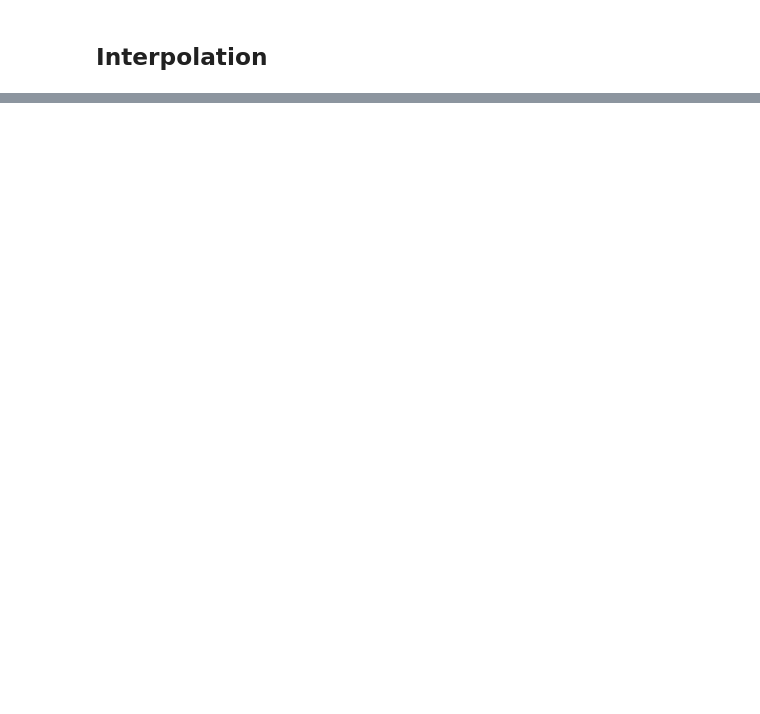
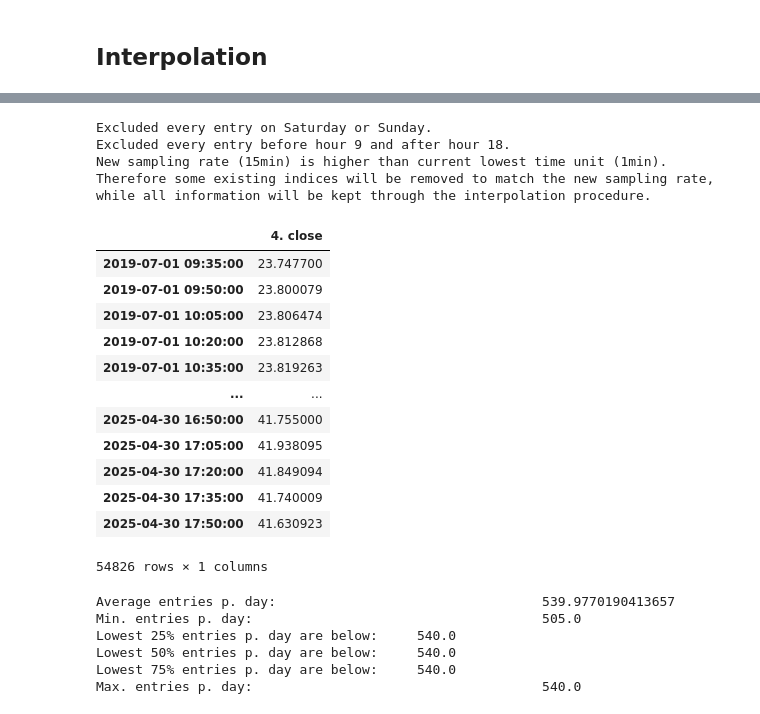
Before and after one commit to paulruesing/hybrid-rl-index-trading, a Jupyter notebook: notebooks/data_pull_dev.ipynb, the cells around one changed output, grey strips where cells are left out. Cells and saved outputs as stored; diff of their text form; code cells hidden in the pictures; blank space fills up the shorter version.

Commit message:
interpolation procedure

```diff
--- a/notebooks/data_pull_dev.ipynb
+++ b/notebooks/data_pull_dev.ipynb
@@ -244,0 +254,9 @@ np.interp
+# %%
+# date import parameters:
+date_column = 'date'
+price_column = '4. close'
+lateset_file_path = filemgmt.most_recent_file(MINUTELY_PRICES, ".csv", "DAX")
+
+# interpolation parameters:
+sampling_rate_to_be_interpolated = '15min'
+manual_operating_hours = (9, 18)
@@ -244,0 +318,47 @@ np.interp
+# %%
+interpolated_prices = time_interpolation_new_sampling_rate(df=pd.read_csv(lateset_file_path),
+                                                           interpolation_column=price_column,
+                                                           datetime_column=date_column,
+                                                           new_sampling_rate=sampling_rate_to_be_interpolated,
+                                                           verbose=True, manual_operating_hours=manual_operating_hours,
+                                                           save_path=INTERPOLATED_PRICES, save_title_identifier='DAX Close')
+interpolated_prices
+# %% [output]
+Excluded every entry on Saturday or Sunday.
+Excluded every entry before hour 9 and after hour 18.
+New sampling rate (15min) is higher than current lowest time unit (1min).
+Therefore some existing indices will be removed to match the new sampling rate, while all information will be kept through the interpolation procedure.
+|  | 4. close |
+| 2019-07-01 09:35:00 | 23.747700 |
+| 2019-07-01 09:50:00 | 23.800079 |
+| 2019-07-01 10:05:00 | 23.806474 |
+| 2019-07-01 10:20:00 | 23.812868 |
+| 2019-07-01 10:35:00 | 23.819263 |
+| ... | ... |
+| 2025-04-30 16:50:00 | 41.755000 |
+| 2025-04-30 17:05:00 | 41.938095 |
+| 2025-04-30 17:20:00 | 41.849094 |
+| 2025-04-30 17:35:00 | 41.740009 |
+| 2025-04-30 17:50:00 | 41.630923 |
+54826 rows × 1 columns
+# %%
+def print_time_index_entries_p_day(df: pd.DataFrame) -> None:
+    df = df.copy()
+    df['counter'] = 1
+    statistics = df.counter.groupby(by=[df.index.year, df.index.day_of_year]).sum().describe()
+    print('Average entries p. day:\t\t\t\t\t', statistics['mean'])
+    print('Min. entries p. day:\t\t\t\t\t', statistics['min'])
+    print('Lowest 25% entries p. day are below:\t', statistics['25%'])
+    print('Lowest 50% entries p. day are below:\t', statistics['50%'])
+    print('Lowest 75% entries p. day are below:\t', statistics['75%'])
+    print('Max. entries p. day:\t\t\t\t\t', statistics['max'])
+
+# interesting statistics to decide the sampling rate:
+print_time_index_entries_p_day(interpolated_prices)
+# %% [output]
+Average entries p. day:                                  539.9770190413657
+Min. entries p. day:                                     505.0
+Lowest 25% entries p. day are below:     540.0
+Lowest 50% entries p. day are below:     540.0
+Lowest 75% entries p. day are below:     540.0
+Max. entries p. day:                                     540.0
```
Also changed, not shown: parts of 5 cells of this notebook.
